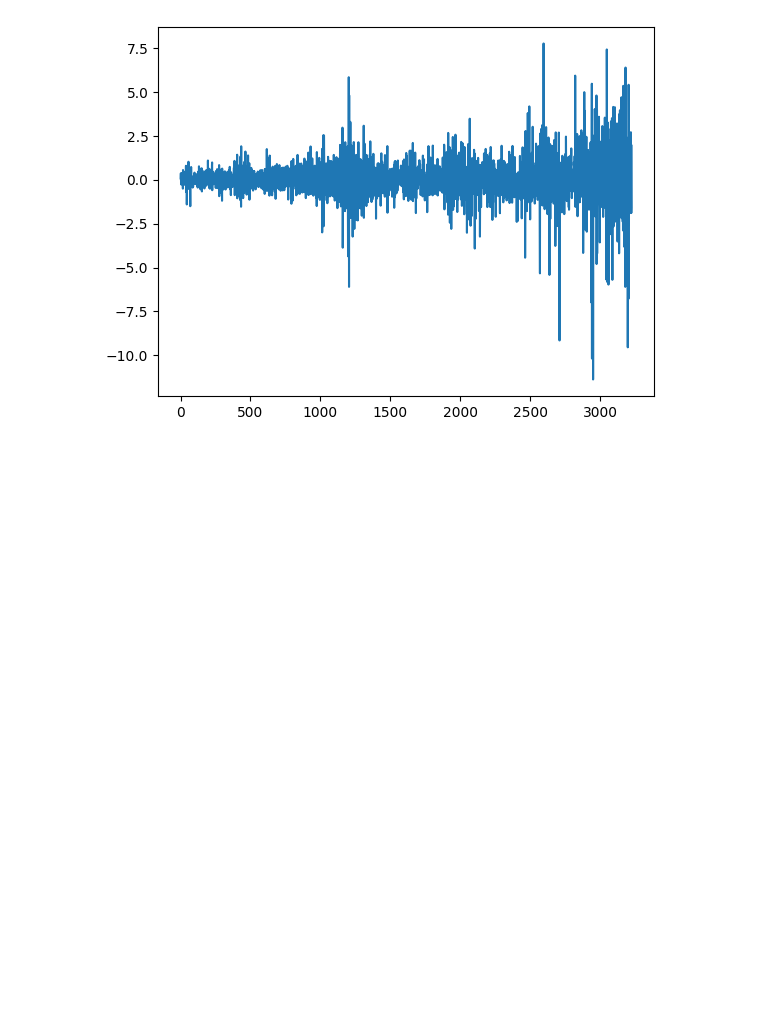
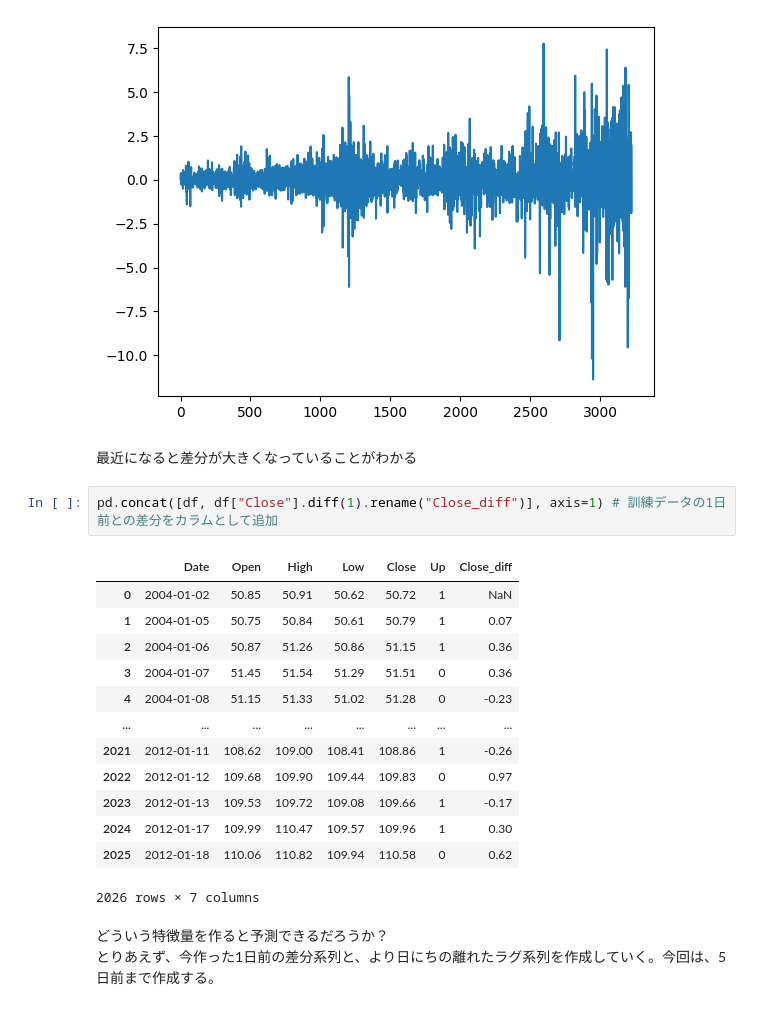
Before and after one commit to shgolf/stock_analysis, a Jupyter notebook: estimate.ipynb, the cells around one changed output. Cells and saved outputs as stored; diff of their text form; blank space fills up the shorter version.

```diff
--- a/estimate.ipynb
+++ b/estimate.ipynb
@@ -123,3 +124,24 @@ pd.concat([df["Close"].diff(1), df_test_base["Close"].diff(1)], axis=0).reset_in
 # %% [output]
 <Axes: >
 [figure]
+# %% [markdown]
+最近になると差分が大きくなっていることがわかる
+# %%
+pd.concat([df, df["Close"].diff(1).rename("Close_diff")], axis=1) # 訓練データの1日前との差分をカラムとして追加
+# %% [output]
+|  | Date | Open | High | Low | Close | Up | Close_diff |
+| 0 | 2004-01-02 | 50.85 | 50.91 | 50.62 | 50.72 | 1 | NaN |
+| 1 | 2004-01-05 | 50.75 | 50.84 | 50.61 | 50.79 | 1 | 0.07 |
+| 2 | 2004-01-06 | 50.87 | 51.26 | 50.86 | 51.15 | 1 | 0.36 |
+| 3 | 2004-01-07 | 51.45 | 51.54 | 51.29 | 51.51 | 0 | 0.36 |
+| 4 | 2004-01-08 | 51.15 | 51.33 | 51.02 | 51.28 | 0 | -0.23 |
+| ... | ... | ... | ... | ... | ... | ... | ... |
+| 2021 | 2012-01-11 | 108.62 | 109.00 | 108.41 | 108.86 | 1 | -0.26 |
+| 2022 | 2012-01-12 | 109.68 | 109.90 | 109.44 | 109.83 | 0 | 0.97 |
+| 2023 | 2012-01-13 | 109.53 | 109.72 | 109.08 | 109.66 | 1 | -0.17 |
+| 2024 | 2012-01-17 | 109.99 | 110.47 | 109.57 | 109.96 | 1 | 0.30 |
+| 2025 | 2012-01-18 | 110.06 | 110.82 | 109.94 | 110.58 | 0 | 0.62 |
+2026 rows × 7 columns
+# %% [markdown]
+どういう特徴量を作ると予測できるだろうか？
+とりあえず、今作った1日前の差分系列と、より日にちの離れたラグ系列を作成していく。今回は、5日前まで作成する。
```
Also changed, not shown: parts of 22 cells of this notebook, 4 other files.
